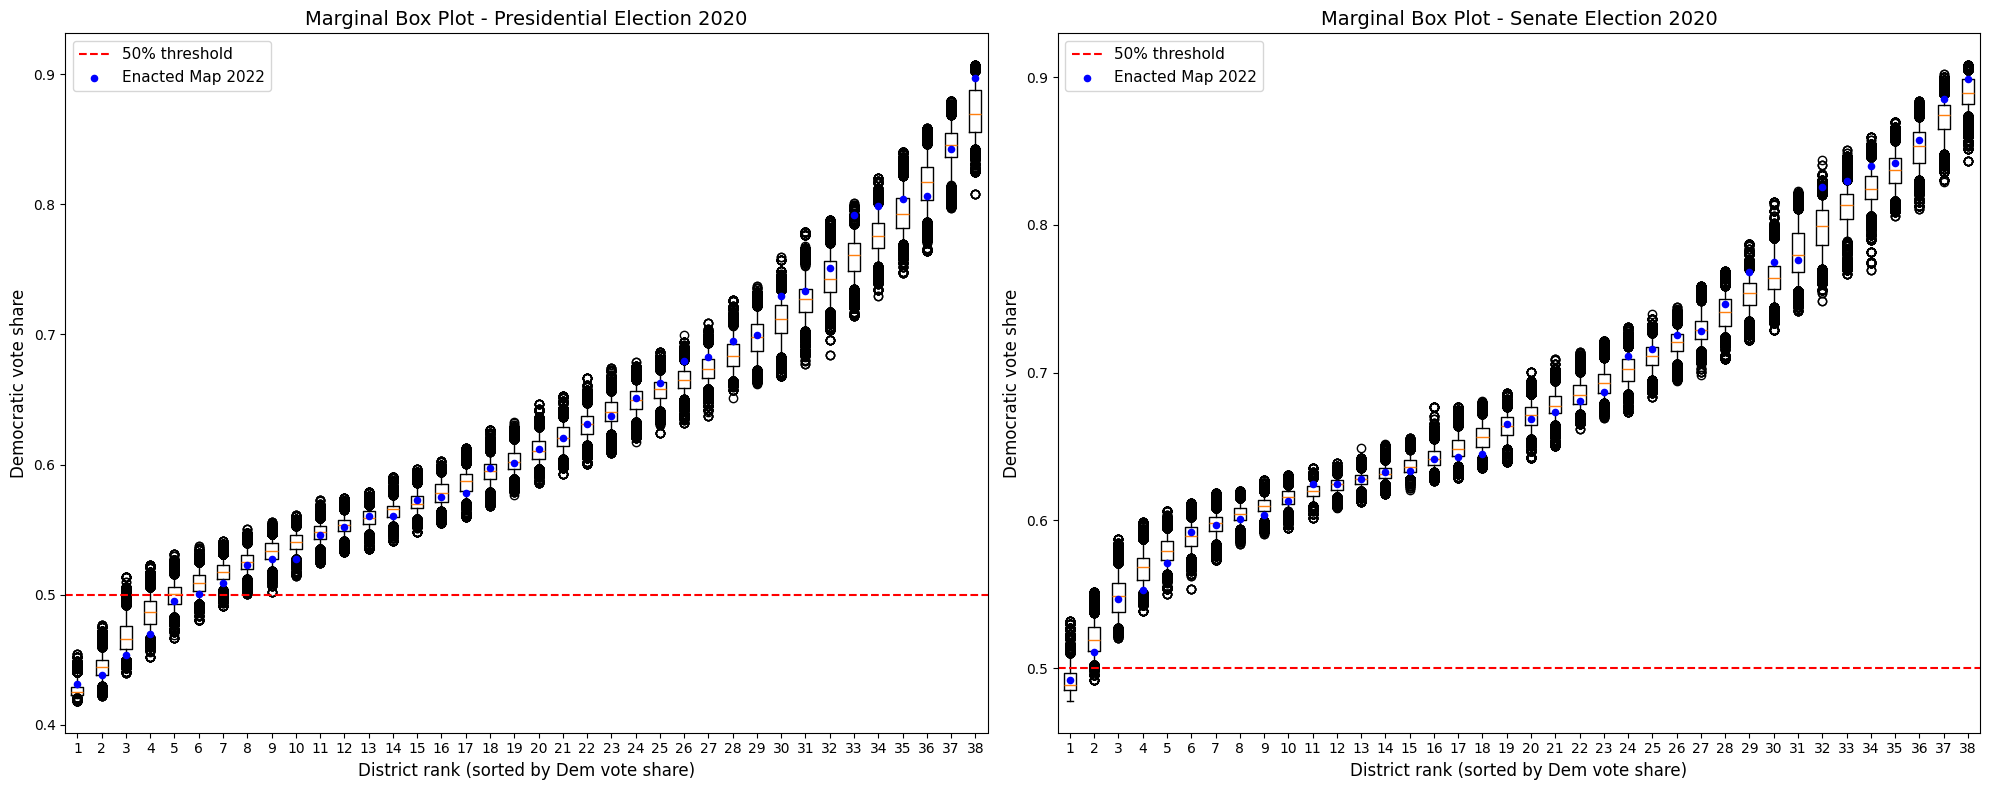
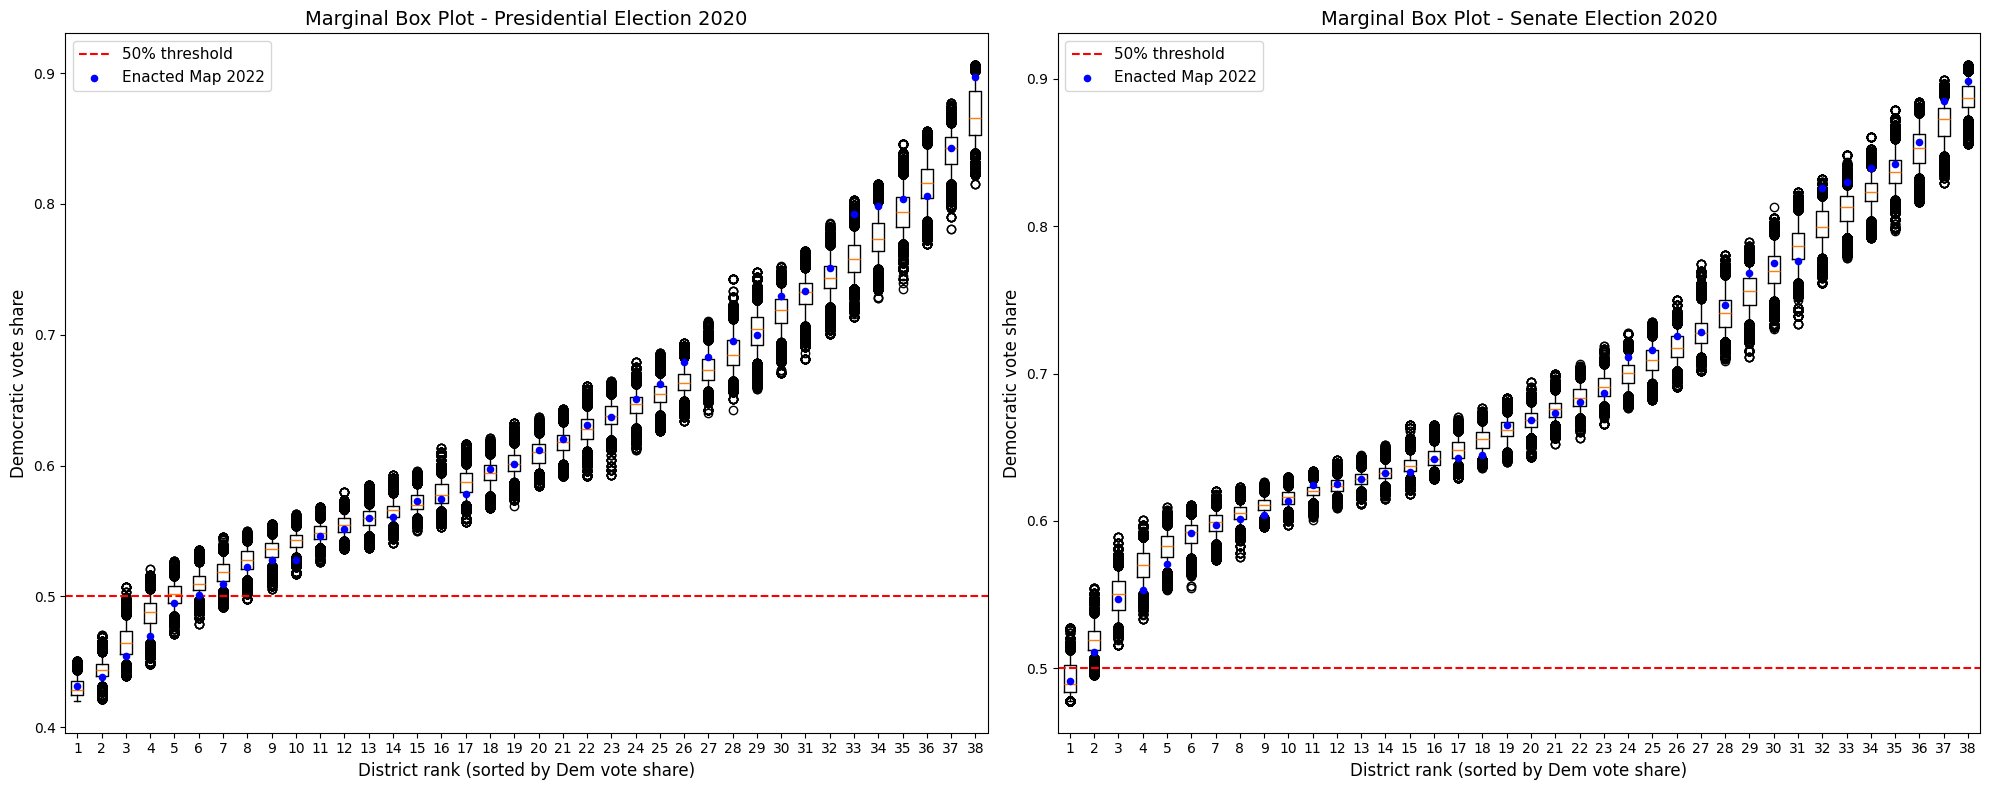
Code edit (unified diff) that turned the first committed figure into the second:
--- before
+++ after
@@ -61,3 +61,4 @@
 
 plt.tight_layout()
+plt.savefig("figures/Marginal_box_plots.png", dpi=150, bbox_inches="tight", facecolor="white")
 plt.show()

Commit: update save path for figures on all figures by moving them into a folder